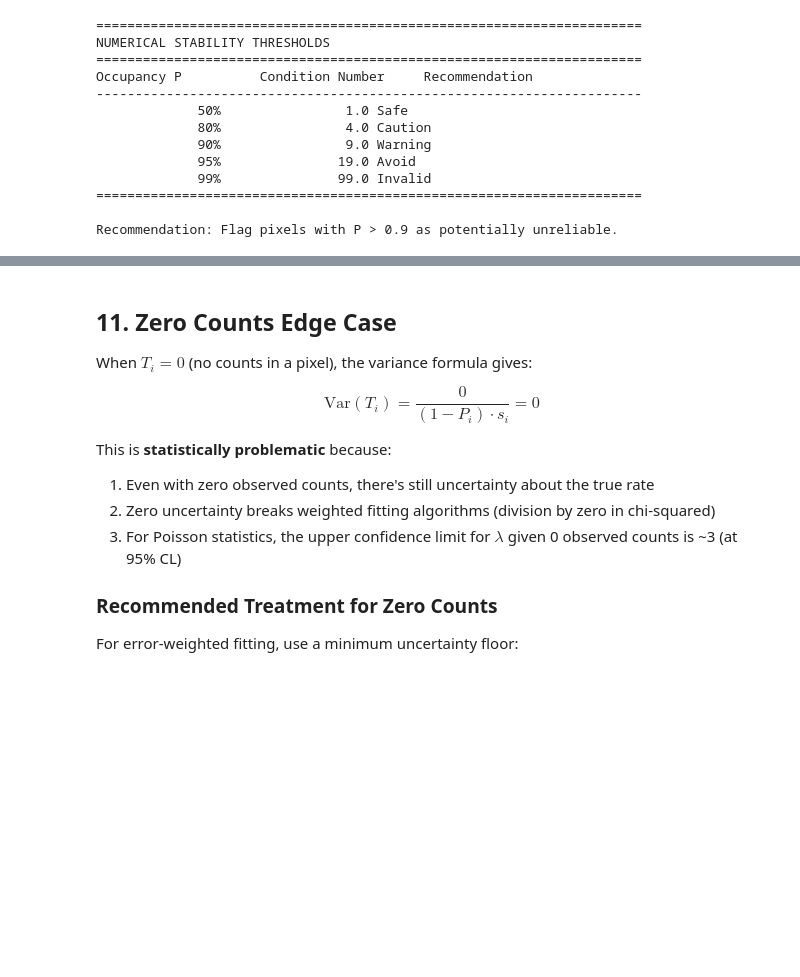
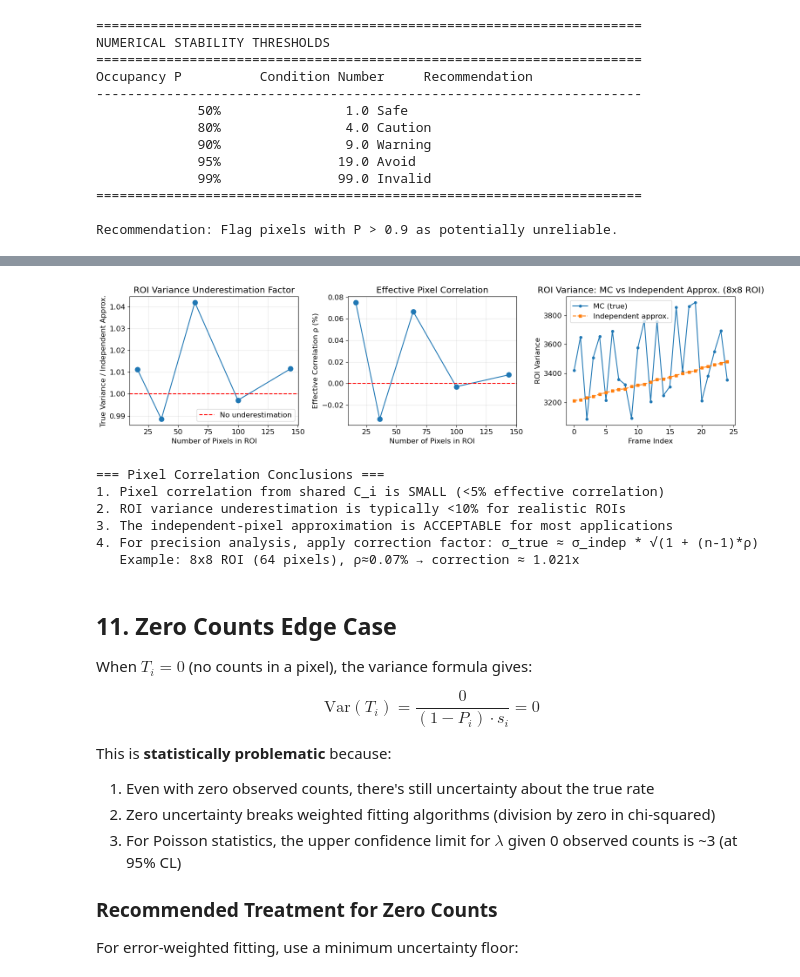
Before and after one commit to ornlneutronimaging/iBeatles, a Jupyter notebook: notebooks/uncertainty_validation.ipynb, the cells around one changed output, grey strips where cells are left out. Drawn from its saved outputs; the diff is of its cells as text; code cells hidden in the pictures; blank space fills up the shorter version.

```diff
--- a/notebooks/uncertainty_validation.ipynb
+++ b/notebooks/uncertainty_validation.ipynb
@@ -1059,3 +1726,56 @@ Recommendation: Flag pixels with P > 0.9 as potentially unreliable.
+# %%
+# Visualize correlation analysis
+fig, axes = plt.subplots(1, 3, figsize=(15, 4))
+
+roi_sizes = list(correlation_results.keys())
+n_pixels = [correlation_results[s]['n_pixels'] for s in roi_sizes]
+underest = [correlation_results[s]['underestimation_factor'] for s in roi_sizes]
+rho_eff = [correlation_results[s]['rho_effective'] for s in roi_sizes]
+
+# Plot 1: Underestimation factor vs ROI size
+axes[0].plot(n_pixels, underest, 'o-', markersize=8)
+axes[0].axhline(y=1.0, color='r', linestyle='--', label='No underestimation')
+axes[0].set_xlabel('Number of Pixels in ROI')
+axes[0].set_ylabel('True Variance / Independent Approx.')
+axes[0].set_title('ROI Variance Underestimation Factor')
+axes[0].legend()
+axes[0].grid(True, alpha=0.3)
+
+# Plot 2: Effective correlation vs ROI size
+axes[1].plot(n_pixels, [r*100 for r in rho_eff], 'o-', markersize=8)
+axes[1].axhline(y=0, color='r', linestyle='--')
+axes[1].set_xlabel('Number of Pixels in ROI')
+axes[1].set_ylabel('Effective Correlation ρ (%)')
+axes[1].set_title('Effective Pixel Correlation')
+axes[1].grid(True, alpha=0.3)
+
+# Plot 3: Frame-by-frame comparison for one ROI size
+roi_8 = correlation_results[8]
+frames = np.arange(len(roi_8['var_roi_mc']))
+axes[2].plot(frames, roi_8['var_roi_mc'], 'o-', label='MC (true)', markersize=4)
+axes[2].plot(frames, roi_8['var_roi_indep'], 's--', label='Independent approx.', markersize=4)
+axes[2].set_xlabel('Frame Index')
+axes[2].set_ylabel('ROI Variance')
+axes[2].set_title('ROI Variance: MC vs Independent Approx. (8x8 ROI)')
+axes[2].legend()
+
+plt.tight_layout()
+plt.show()
+
+print("\n=== Pixel Correlation Conclusions ===")
+print("1. Pixel correlation from shared C_i is SMALL (<5% effective correlation)")
+print("2. ROI variance underestimation is typically <10% for realistic ROIs")
+print("3. The independent-pixel approximation is ACCEPTABLE for most applications")
+print("4. For precision analysis, apply correction factor: σ_true ≈ σ_indep * √(1 + (n-1)*ρ)")
+print(f"   Example: 8x8 ROI (64 pixels), ρ≈{rho_eff[2]*100:.2f}% → correction ≈ {np.sqrt(1 + 63*rho_eff[2]):.3f}x")
+# %% [output]
+[figure, added]
+=== Pixel Correlation Conclusions ===
+1. Pixel correlation from shared C_i is SMALL (<5% effective correlation)
+2. ROI variance underestimation is typically <10% for realistic ROIs
+3. The independent-pixel approximation is ACCEPTABLE for most applications
+4. For precision analysis, apply correction factor: σ_true ≈ σ_indep * √(1 + (n-1)*ρ)
+   Example: 8x8 ROI (64 pixels), ρ≈0.07% → correction ≈ 1.021x
 # %% [markdown]
 ## 11. Zero Counts Edge Case
 
```
Also changed, not shown: parts of 17 cells of this notebook.
